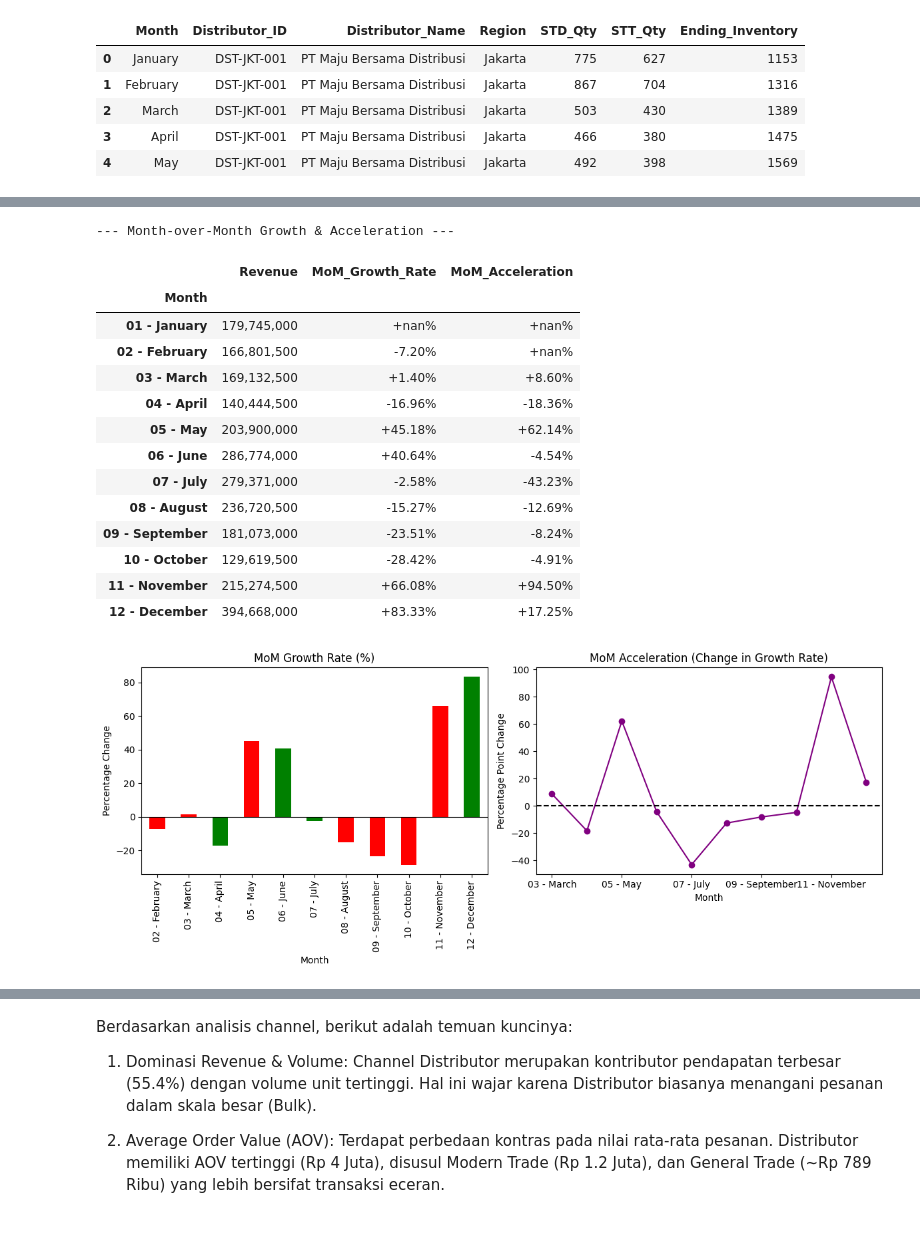
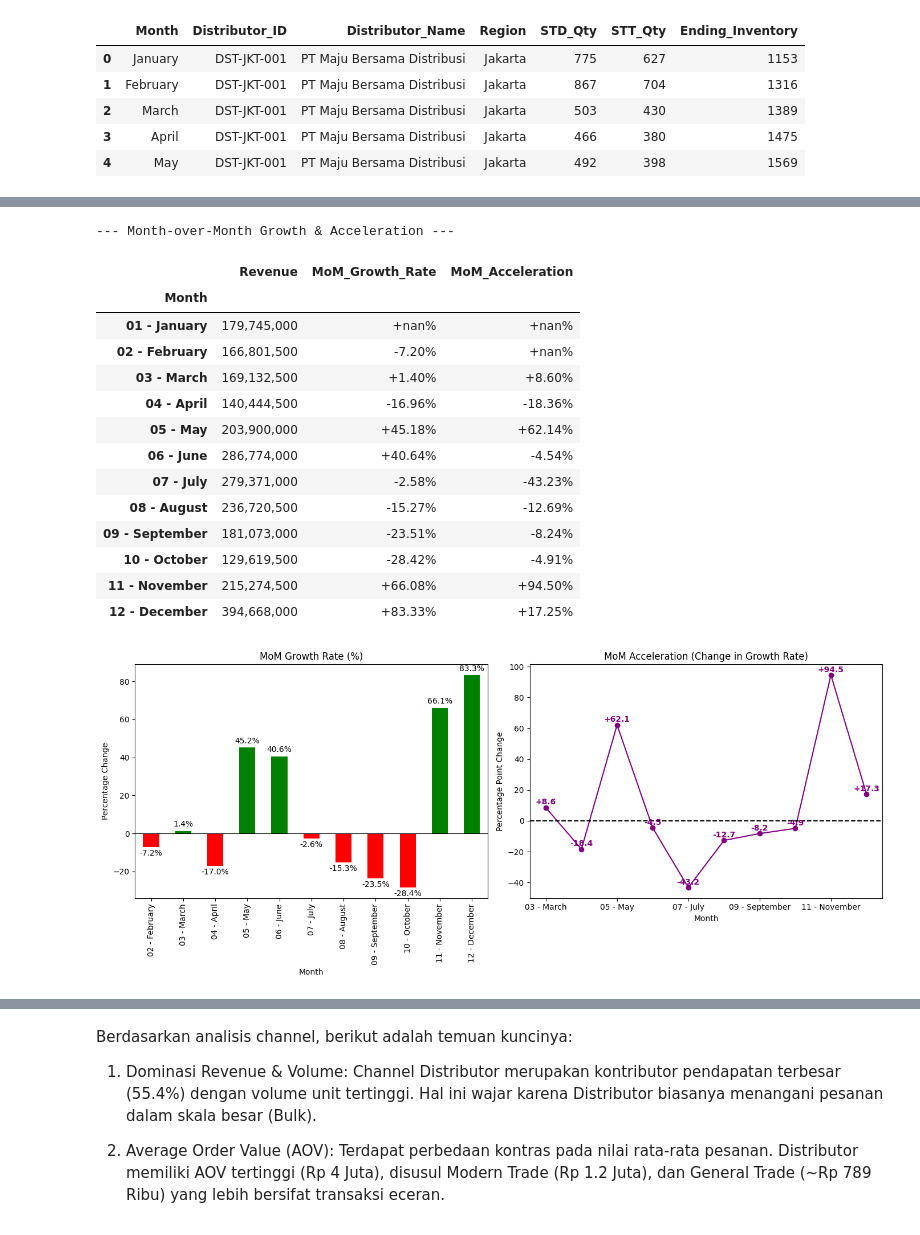
Before and after one commit to IanNarsa/FMCG-revenue-analystics, a Jupyter notebook: notebook/FMCG_Data_Analytics.ipynb, the cells around one changed output, grey strips where cells are left out. Cells and saved outputs as stored; diff of their text form; code cells hidden in the pictures.

```diff
--- a/notebook/FMCG_Data_Analytics.ipynb
+++ b/notebook/FMCG_Data_Analytics.ipynb
@@ -210,39 +189,57 @@ display(mom_data.style.format({
 }))
 
 # Visualizing MoM Growth Rate
-plt.figure(figsize=(12, 5))
+plt.figure(figsize=(14, 6))
 
-plt.subplot(1, 2, 1)
-mom_data['MoM_Growth_Rate'].dropna().plot(kind='bar', color=(mom_data['MoM_Growth_Rate'] > 0).map({True: 'g', False: 'r'}))
+# Subplot 1: Growth Rate
+ax1 = plt.subplot(1, 2, 1)
+growth = mom_data['MoM_Growth_Rate'].dropna()
+growth.plot(
+    kind='bar',
+    color=['g' if x > 0 else 'r' for x in growth],
+    ax=ax1
+)
+
+# Add labels to the bar chart
+for container in ax1.containers:
+    ax1.bar_label(container, fmt='%.1f%%', padding=3)
+
 plt.title('MoM Growth Rate (%)')
 plt.axhline(0, color='black', linewidth=0.8)
 plt.ylabel('Percentage Change')
 
-plt.subplot(1, 2, 2)
-mom_data['MoM_Acceleration'].dropna().plot(kind='line', marker='o', color='purple')
+# Subplot 2: Acceleration
+ax2 = plt.subplot(1, 2, 2)
+accel = mom_data['MoM_Acceleration'].dropna()
+accel.plot(kind='line', marker='o', color='purple', ax=ax2)
+
+# Add labels to the line chart
+for x, y in enumerate(accel):
+    ax2.text(x, y + 2, f'{y:+.1f}', ha='center', fontweight='bold', color='purple')
+
 plt.title('MoM Acceleration (Change in Growth Rate)')
 plt.axhline(0, color='black', linestyle='--')
 plt.ylabel('Percentage Point Change')
 
 plt.tight_layout()
 plt.show()
 # %% [output]
 --- Month-over-Month Growth & Acceleration ---
 |  | Revenue | MoM_Growth_Rate | MoM_Acceleration |
 | Month |  |  |  |
 | 01 - January | 179,745,000 | +nan% | +nan% |
 | 02 - February | 166,801,500 | -7.20% | +nan% |
 | 03 - March | 169,132,500 | +1.40% | +8.60% |
 | 04 - April | 140,444,500 | -16.96% | -18.36% |
 | 05 - May | 203,900,000 | +45.18% | +62.14% |
 | 06 - June | 286,774,000 | +40.64% | -4.54% |
 | 07 - July | 279,371,000 | -2.58% | -43.23% |
 | 08 - August | 236,720,500 | -15.27% | -12.69% |
 | 09 - September | 181,073,000 | -23.51% | -8.24% |
 | 10 - October | 129,619,500 | -28.42% | -4.91% |
 | 11 - November | 215,274,500 | +66.08% | +94.50% |
 | 12 - December | 394,668,000 | +83.33% | +17.25% |
-[figure, old version]
+[figure, new version]
 # %% [markdown]
 Berdasarkan perhitungan MoM Growth Rate dan Acceleration, berikut adalah temuan kuncinya:
 
```
Also changed, not shown: parts of 12 cells of this notebook, 1 other file.
